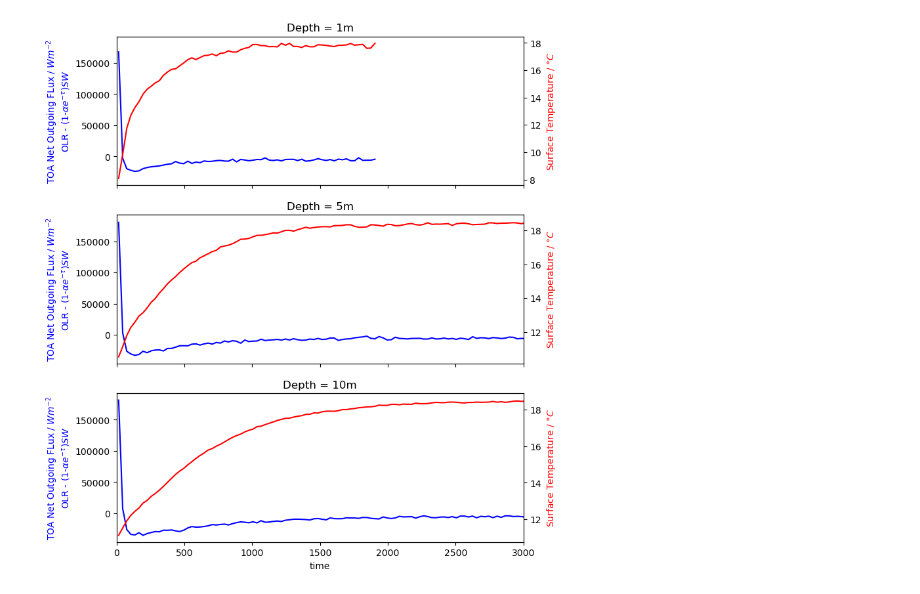
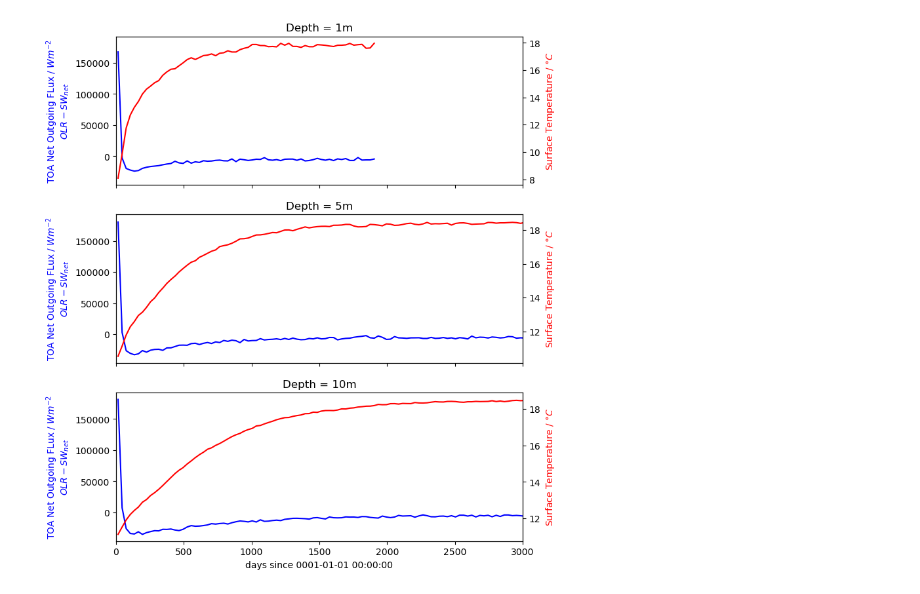
Before and after one commit to jduffield65/Isca, a Jupyter notebook: jobs/aquaplanet/spin_up/byrne/spin_up_byrne.ipynb, the cells around one changed output. Saved outputs shown, nothing was run; the diff lists cells and outputs as text; code cells hidden in the pictures.

Commit message:
Add plot_spin_up function so can re-use in notebooks

```diff
--- a/jobs/aquaplanet/spin_up/byrne/spin_up_byrne.ipynb
+++ b/jobs/aquaplanet/spin_up/byrne/spin_up_byrne.ipynb
@@ -30,15 +16,20 @@ datasets = [isca_tools.load_dataset(exp_name) for exp_name in exp_names]
 namelist = isca_tools.load_namelist(exp_names[0])  # Need this for albedo_value
 albedo = namelist['mixed_layer_nml']['albedo_value']
 tau = namelist['two_stream_gray_rad_nml']['atm_abs']
+# %%
+# Include surface albedo which reflects all SW radiation reaching it
+# SW radiation reaching it has been reduced by that absorbed in the atmosphere - non zero short wave optical depth.
+# There is no absorption on return trip from surface to space though hence just the one factor.
+short_wave_net = [datasets[i].swdn_toa*(1-albedo*np.exp(-tau)) for i in range(len(datasets))]
 # %%
 # Plot spinup time for each depth value
 fig, axs = plt.subplots(3,1, figsize=(8, 10), sharex=True, sharey=True)
 for i in range(len(datasets)):
-    plot_spinup(datasets[i], axs[i], albedo, tau)
+    plot_spin_up(datasets[i].olr, short_wave_net[i], datasets[i].t_surf, axs[i])
 axs[0].set_xlim([0,3000]);
 axs[0].set_xlabel('');
 axs[1].set_xlabel('');
 for i in range(len(depth_values)):
     axs[i].set_title(f"Depth = {depth_values[i]}m")
 # %% [output]
-[figure, old version]
+[figure, new version]
```
Also changed, not shown: parts of 2 cells of this notebook, 5 other files.
